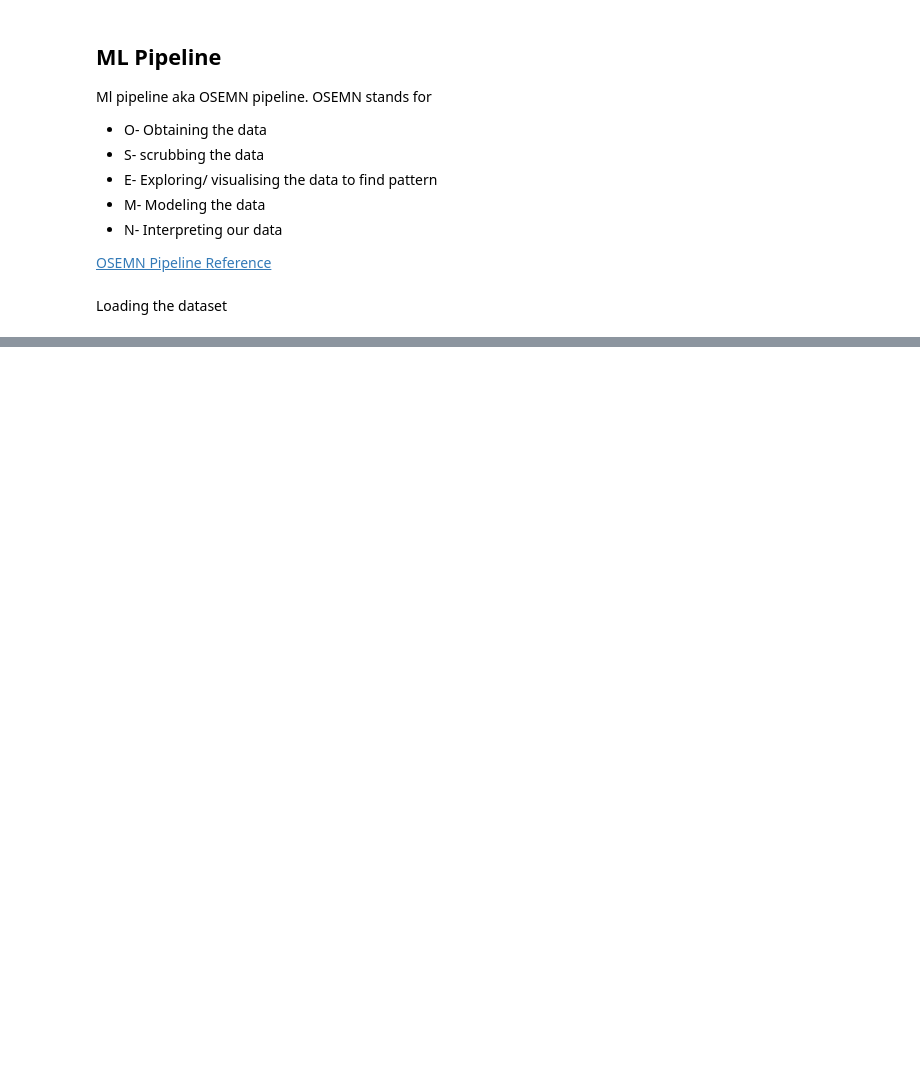
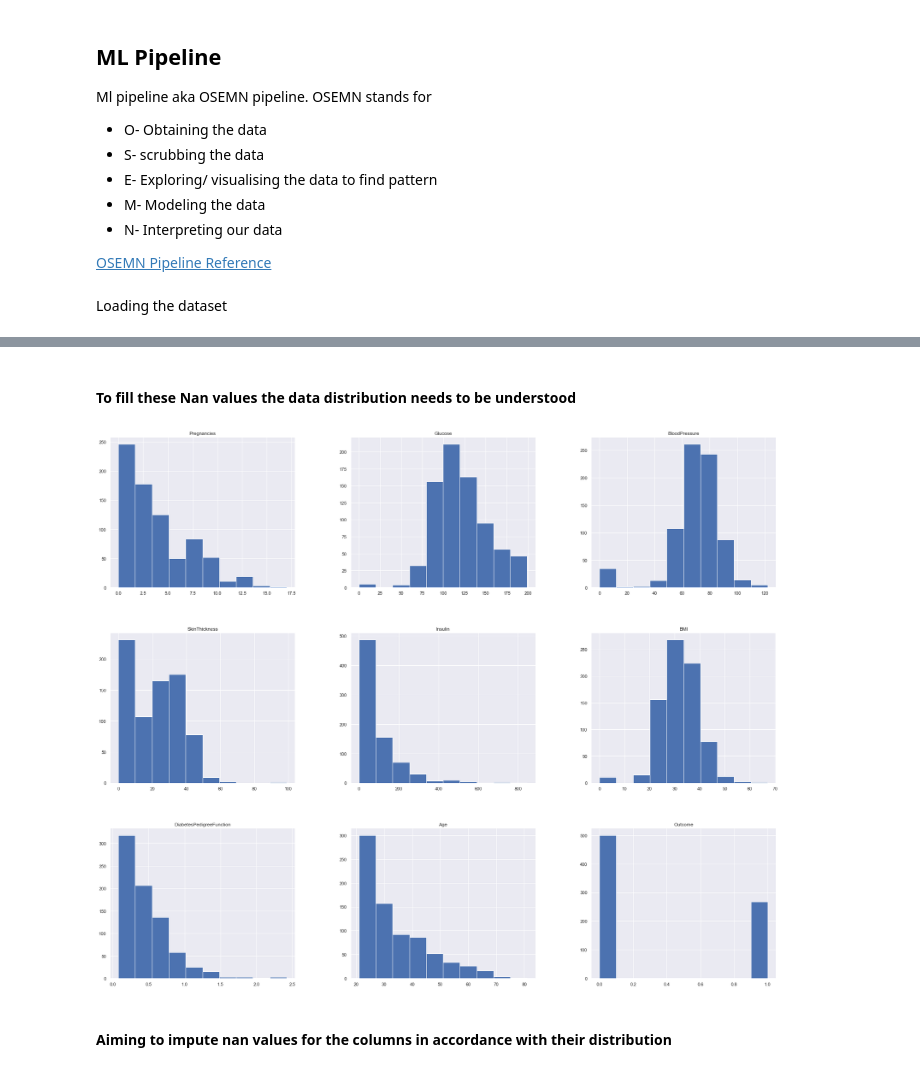
Before and after one commit to gvaishali52/Projects, a Jupyter notebook: DS Project 20/P1_diabetes/P1_diabetes.ipynb, the cells around one changed output, grey strips where cells are left out. Cells and saved outputs as stored; diff of their text form; code cells hidden in the pictures; blank space fills up the shorter version.

```diff
--- a/DS Project 20/P1_diabetes/P1_diabetes.ipynb
+++ b/DS Project 20/P1_diabetes/P1_diabetes.ipynb
@@ -37,0 +192,8 @@ S
+# %% [markdown]
+#### To fill these Nan values the data distribution needs to be understood
+# %%
+p = data.hist(figsize = (30,25))
+# %% [output]
+[figure, added]
+# %% [markdown]
+#### Aiming to impute nan values for the columns in accordance with their distribution
```
Also changed, not shown: parts of 40 cells of this notebook.
